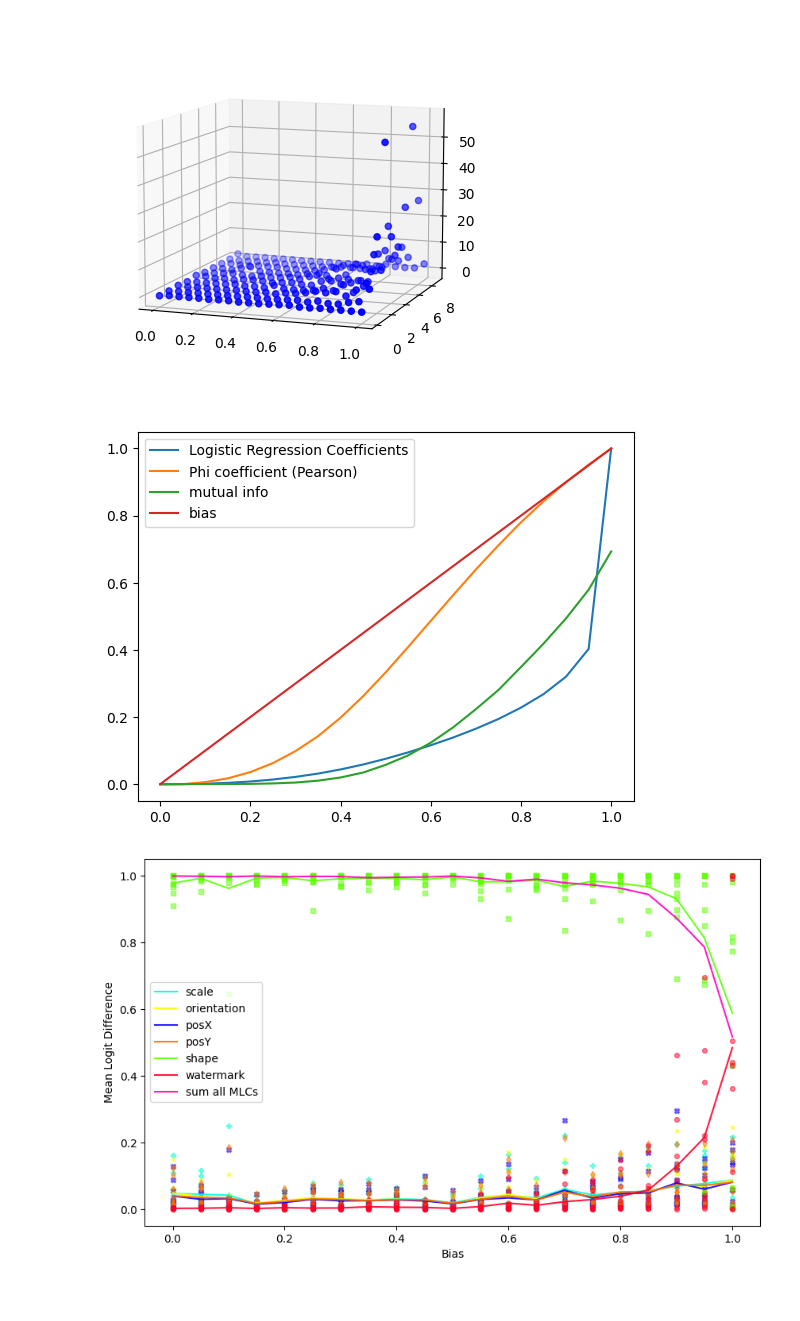
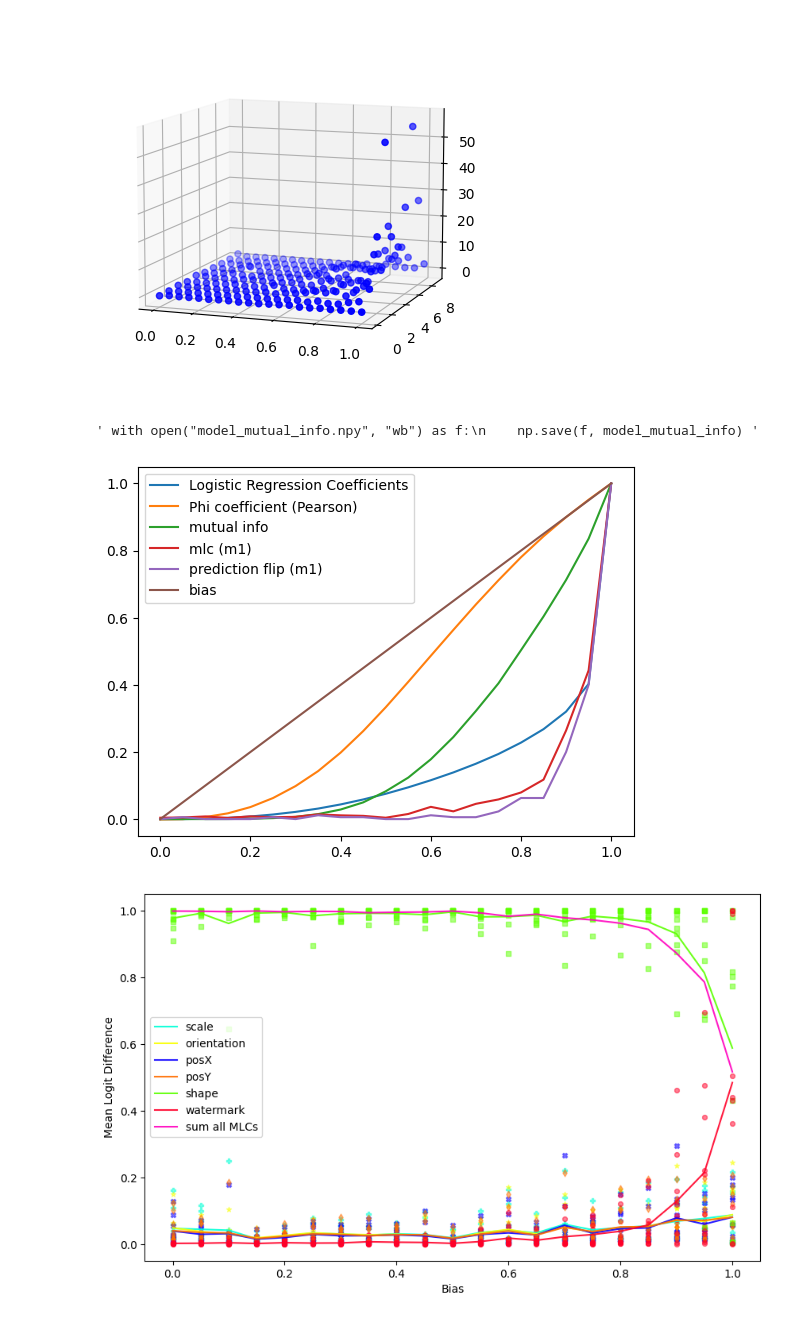
Before and after one commit to lillijo/xai-evaluation-master-thesis, a Jupyter notebook: experiments/pipeline.ipynb, the cells around one changed output. Drawn from its saved outputs; the diff is of its cells as text; code cells hidden in the pictures.

```diff
--- a/experiments/pipeline.ipynb
+++ b/experiments/pipeline.ipynb
@@ -135,39 +132,46 @@ plot_3d("test.json", m_type=lambda x: x["total_effect"], c="blue")
 [figure]
 [figure]
 # %%
-from sklearn.metrics import matthews_corrcoef, mutual_info_score
+from sklearn.metrics import matthews_corrcoef, normalized_mutual_info_score
 from sklearn.linear_model import LogisticRegression
 
 phicoeff = np.load("phi_coefficients.npy")
 coeffs = np.load("gt_coefficients.npy")
-mutual_info = np.load("gt_mutual_info.npy")
+mutual_info = np.load("model_mutual_info.npy")
+gt_mlc = np.load("gt_mlc.npy")
+gt_flip = np.load("gt_flip.npy")
+#model_mutual_info = np.load("model_mutual_info.npy")
 biases = list(np.round(np.linspace(0, 1, 21), 3))
 
 """ MAX_INDEX = 491520
 STEP_SIZE = 2  # 1033, 2011, 2777, 5381, 7069, 13267, 18181
 indices = range(0, MAX_INDEX, STEP_SIZE)
 
-mutual_info = []
+model_mutual_info = []
 for b in tqdm(biases):
     ds = BiasedNoisyDataset(b)
     labels_true, labels_pred = [], []
     for ix in indices:
         lats, wm, offset = ds.get_item_info(ix)
         labels_true.append(lats[0])
         labels_pred.append(int(wm))
 
-    res = mutual_info_score(labels_true, labels_pred)
-    mutual_info.append(res) """
+    res = normalized_mutual_info_score(labels_true, labels_pred)
+    model_mutual_info.append(res)
+print(model_mutual_info) """
 
 plt.plot(biases, coeffs, label="Logistic Regression Coefficients")
 plt.plot(biases, phicoeff, label="Phi coefficient (Pearson)")
 plt.plot(biases, mutual_info, label="mutual info")
+plt.plot(biases, gt_mlc, label="mlc (m1)")
+plt.plot(biases, gt_flip, label="prediction flip (m1)")
 plt.plot(biases, biases, label="bias")
 plt.legend()
-with open("gt_mutual_info.npy", "wb") as f:
-    np.save(f, mutual_info)
+""" with open("model_mutual_info.npy", "wb") as f:
+    np.save(f, model_mutual_info) """
 # %% [output]
+' with open("model_mutual_info.npy", "wb") as f:\n    np.save(f, model_mutual_info) '
-[figure, old version]
+[figure, new version]
 # %%
 # measure types: ordinary least squares = "ols" , mean logit change = "mlc", prediction flip: "flip"
 plot_pred_flip(MODEL_ZOO_INFOS_PATH, m_type="mlc", bcut=0.0, num_it=10)
```
Also changed, not shown: parts of 5 cells of this notebook, 5 other files.
